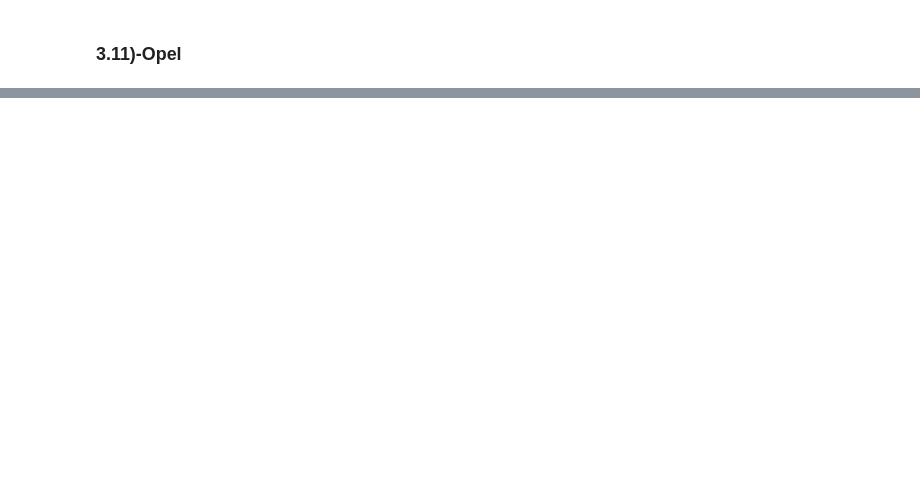
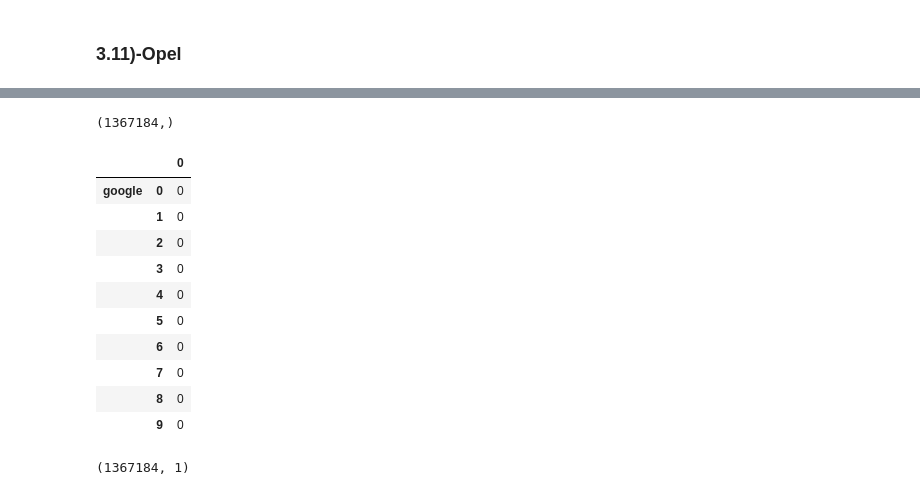
Before and after one commit to HassanSherwani/NLP-Natural-Language-Processing-, a Jupyter notebook: CrowdFlower/1.Company_labels.ipynb, the cells around one changed output, grey strips where cells are left out. Drawn from its saved outputs; the diff is of its cells as text; code cells hidden in the pictures; blank space fills up the shorter version.

```diff
--- a/CrowdFlower/1.Company_labels.ipynb
+++ b/CrowdFlower/1.Company_labels.ipynb
@@ -218,0 +295,2 @@ l.ford.value_counts()
+# %%
+l['mitsubishi'] = l['TEXT'].str.contains('Mitsubishi', case=False).astype(int)
@@ -218,0 +305,2 @@ l.ford.value_counts()
+# %%
+l['nissan'] = l['TEXT'].str.contains('Nissan', case=False).astype(int)
@@ -218,0 +422,2 @@ l.ford.value_counts()
+# %%
+df=l[['google','tesla','gm']]
@@ -218,0 +437,2 @@ l.ford.value_counts()
+# %%
+df_stack= df.unstack()
@@ -218,0 +454,18 @@ l.ford.value_counts()
+# %%
+df_stack.shape
+# %% [output]
+(1367184,)
+# %%
+pd.DataFrame(df_stack).head(10)
+# %% [output]
+|  |  | 0 |
+| google | 0 | 0 |
+|  | 1 | 0 |
+|  | 2 | 0 |
+|  | 3 | 0 |
+|  | 4 | 0 |
+|  | 5 | 0 |
+|  | 6 | 0 |
+|  | 7 | 0 |
+|  | 8 | 0 |
+|  | 9 | 0 |
@@ -218,0 +474,4 @@ l.ford.value_counts()
+# %%
+combined.shape
+# %% [output]
+(1367184, 1)
```
Also changed, not shown: parts of 46 cells of this notebook.
